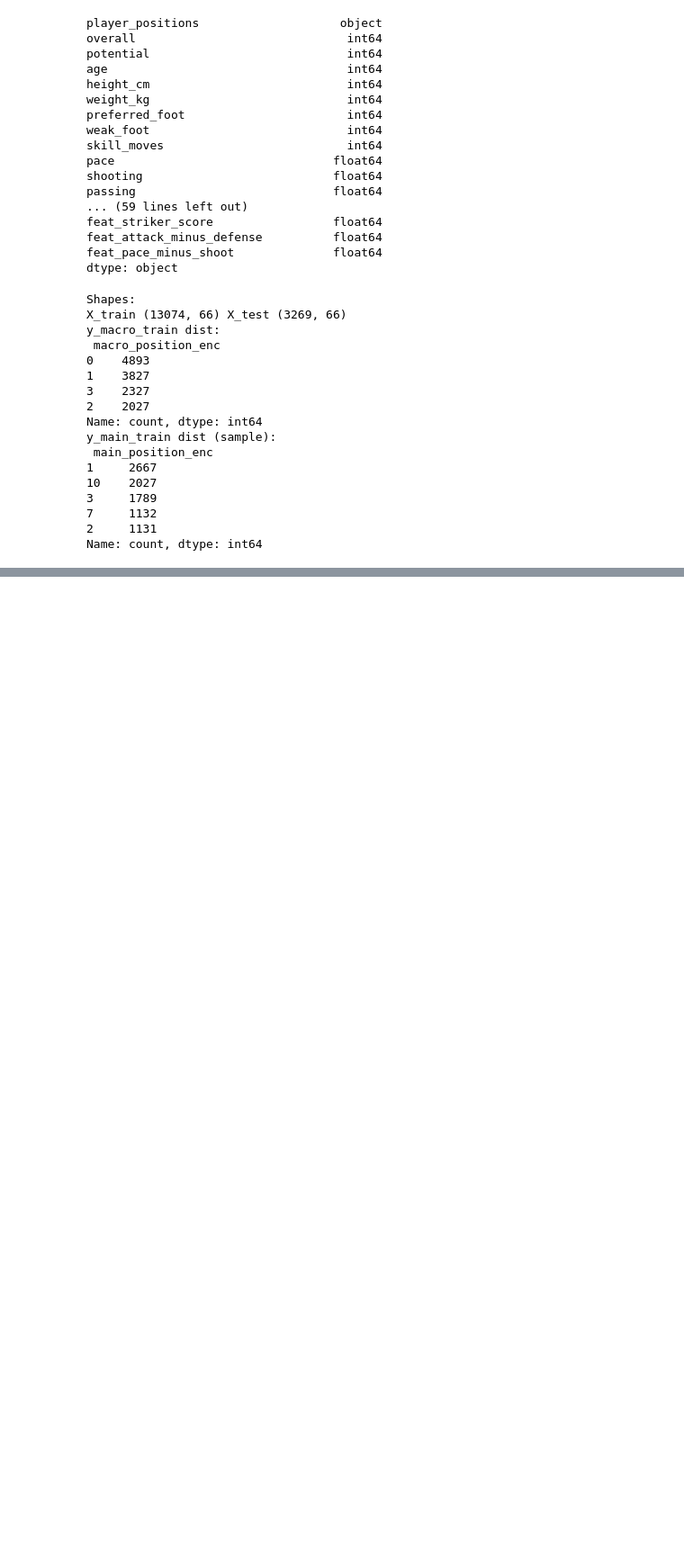
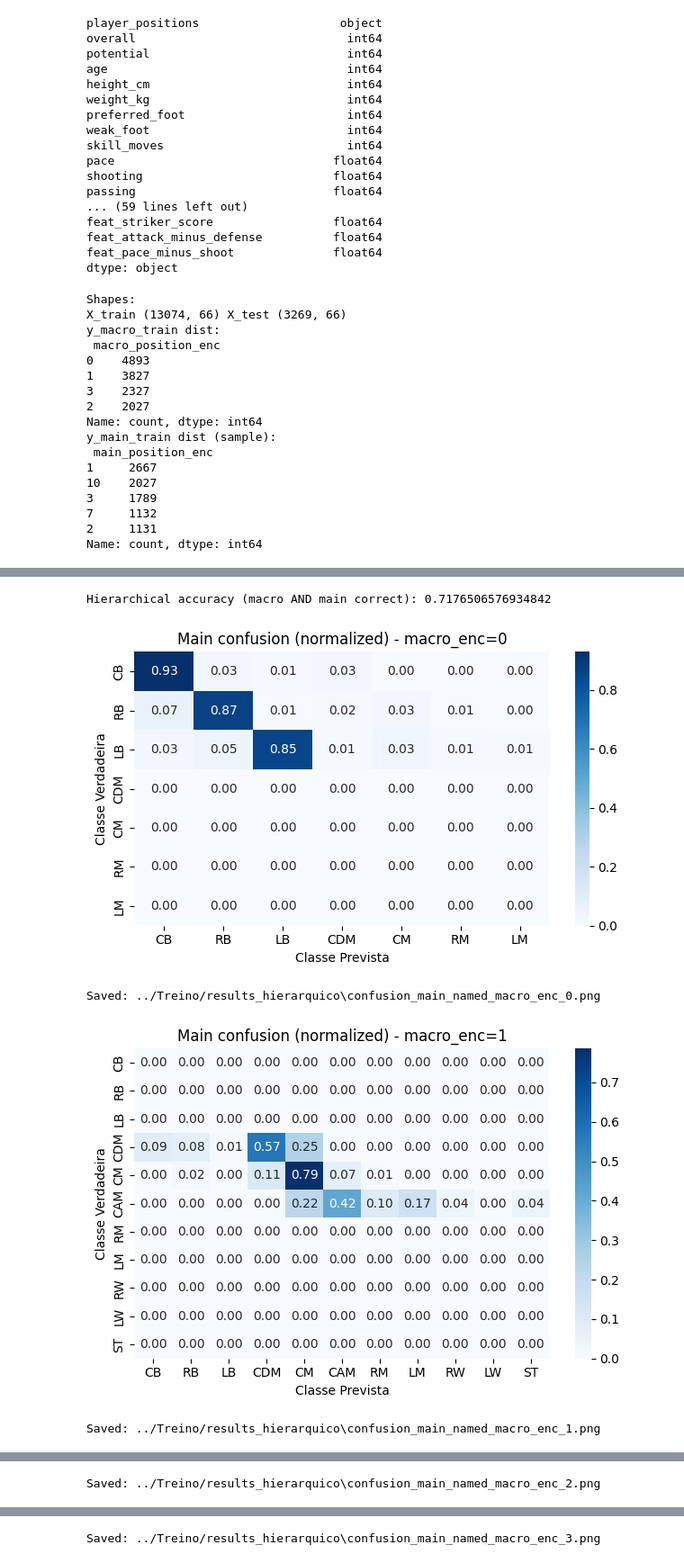
Before and after one commit to guilemos012/Previsao-Posicao-FIFA, a Jupyter notebook: Treino/RF_Hierarquico.ipynb, the cells around one changed output, grey strips where cells are left out. Shown: that part at 90% size. Saved outputs shown, nothing was run; the diff lists cells and outputs as text; code cells hidden in the pictures; blank space fills up the shorter version.

```diff
--- a/Treino/RF_Hierarquico.ipynb
+++ b/Treino/RF_Hierarquico.ipynb
@@ -101,0 +237,4 @@ Name: count, dtype: int64
+# %%
+allowed_mains_enc = df.groupby('macro_position_enc')['main_position_enc'].unique().apply(list).to_dict()
+# converter para int keys/values
+allowed_mains_enc = {int(k): [int(v) for v in vs] for k, vs in allowed_mains_enc.items()}
@@ -101,0 +303,9 @@ Name: count, dtype: int64
+# %%
+custom_order = ["CB", "RB", "LB", "CDM", "CM", "CAM", "RM", "LM", "RW", "LW", "ST"]
+
+mapping_df = df[['main_position_enc', 'main_position']].drop_duplicates().sort_values('main_position_enc')
+label_map_enc2name = dict(zip(mapping_df['main_position_enc'], mapping_df['main_position']))
+reverse_label_map = {v: int(k) for k, v in label_map_enc2name.items()}
+
+mask_macro_correct = (macro_preds == y_macro_test.values)
+print("Macro correct fraction on test:", mask_macro_correct.mean())
@@ -101,0 +367,54 @@ Name: count, dtype: int64
+# %%
+hier_correct = ((macro_preds == y_macro_test.values) & (main_preds == y_main_test.values))
+hier_acc = hier_correct.mean()
+print("\nHierarchical accuracy (macro AND main correct):", hier_acc)
+# %% [output]
+Hierarchical accuracy (macro AND main correct): 0.7176506576934842
+# %%
+out_df = X_test.reset_index(drop=True).copy()
+out_df["true_macro_enc"] = y_macro_test.values
+out_df["pred_macro_enc"] = macro_preds
+out_df["true_main_enc"] = y_main_test.values
+out_df["pred_main_enc"] = main_preds
+
+for M in sorted(allowed_mains_enc.keys()):
+    mask_m = (out_df["true_macro_enc"] == M)
+    if mask_m.sum() == 0:
+        continue
+    y_true_main_m = out_df.loc[mask_m, "true_main_enc"].values
+    y_pred_main_m = out_df.loc[mask_m, "pred_main_enc"].values
+
+    # classes presentes no subconjunto
+    classes_m = sorted(list(set(y_true_main_m) | set(y_pred_main_m)))
+
+    # ordenar essas classes segundo custom_order quando possível
+    ordered_classes_m = []
+    # first use custom_order mapping
+    for name in custom_order:
+        if name in reverse_label_map:
+            enc = reverse_label_map[name]
+            if enc in classes_m:
+                ordered_classes_m.append(enc)
+    # append remaining encs not in custom_order
+    for enc in classes_m:
+        if enc not in ordered_classes_m:
+            ordered_classes_m.append(enc)
+
+    # display labels (names) in same order
+    display_labels = [label_map_enc2name.get(enc, str(enc)) for enc in ordered_classes_m]
+
+    cm_m = confusion_matrix(y_true_main_m, y_pred_main_m, labels=ordered_classes_m, normalize='true')
+    plt.figure(figsize=(6.5, max(4, 0.4*len(ordered_classes_m))))
+    sns.heatmap(cm_m, annot=True, fmt=".2f", xticklabels=display_labels, yticklabels=display_labels, cmap="Blues", linewidths=0)
+    plt.title(f"Main confusion (normalized) - macro_enc={M}")
+    plt.xlabel("Classe Prevista"); plt.ylabel("Classe Verdadeira")
+    plt.tight_layout()
+    img_path = os.path.join(RESULTS_DIR, f"confusion_main_named_macro_enc_{M}.png")
+    plt.savefig(img_path, dpi=150)
+    plt.show()
+    print("Saved:", img_path)
+# %% [output]
+[figure, added]
+Saved: ../Treino/results_hierarquico\confusion_main_named_macro_enc_0.png
+[figure, added]
+Saved: ../Treino/results_hierarquico\confusion_main_named_macro_enc_1.png
@@ -101,0 +422 @@ Name: count, dtype: int64
+Saved: ../Treino/results_hierarquico\confusion_main_named_macro_enc_2.png
@@ -101,0 +424 @@ Name: count, dtype: int64
+Saved: ../Treino/results_hierarquico\confusion_main_named_macro_enc_3.png
```
Also changed, not shown: parts of 10 cells of this notebook, 8 other files.
